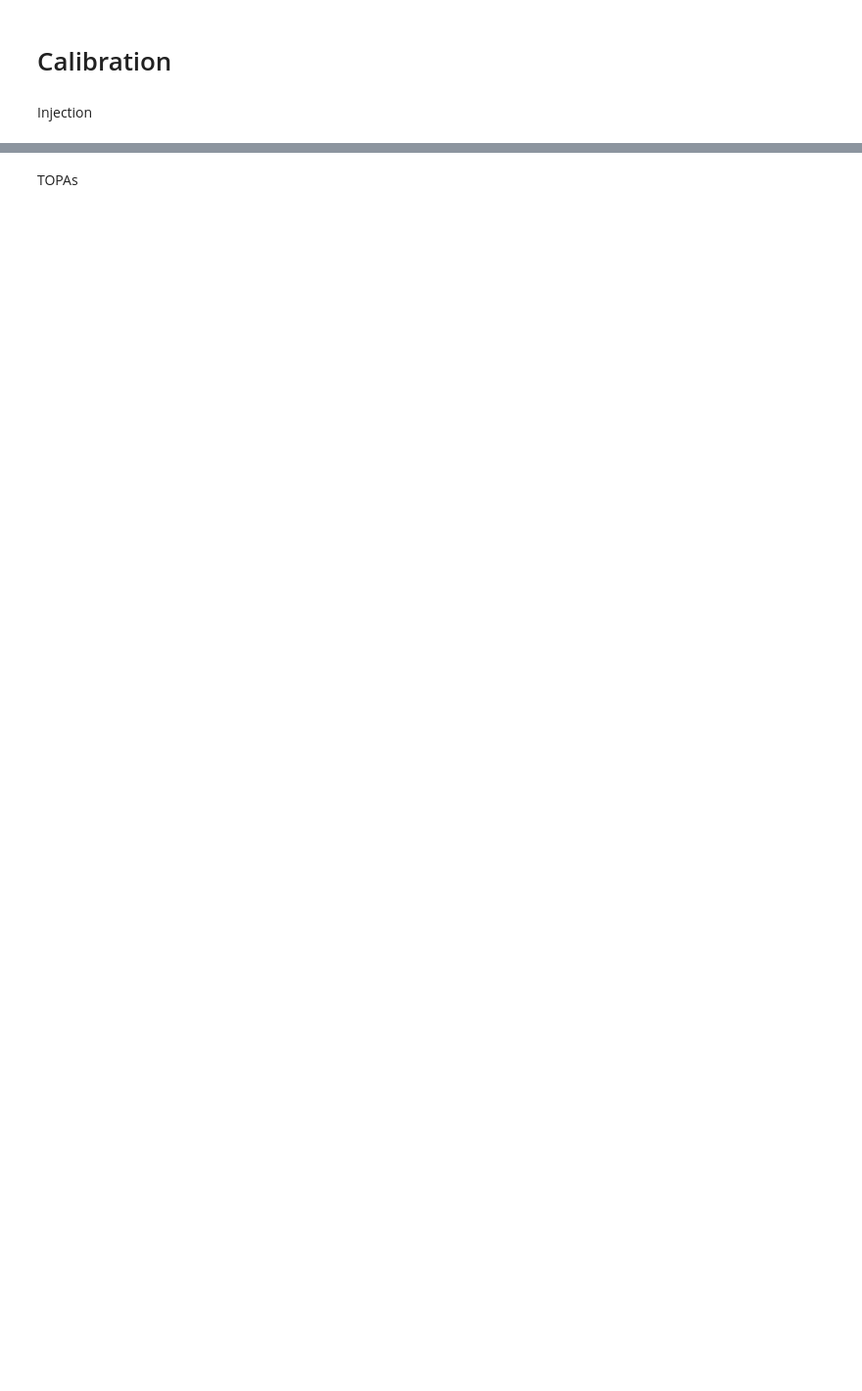
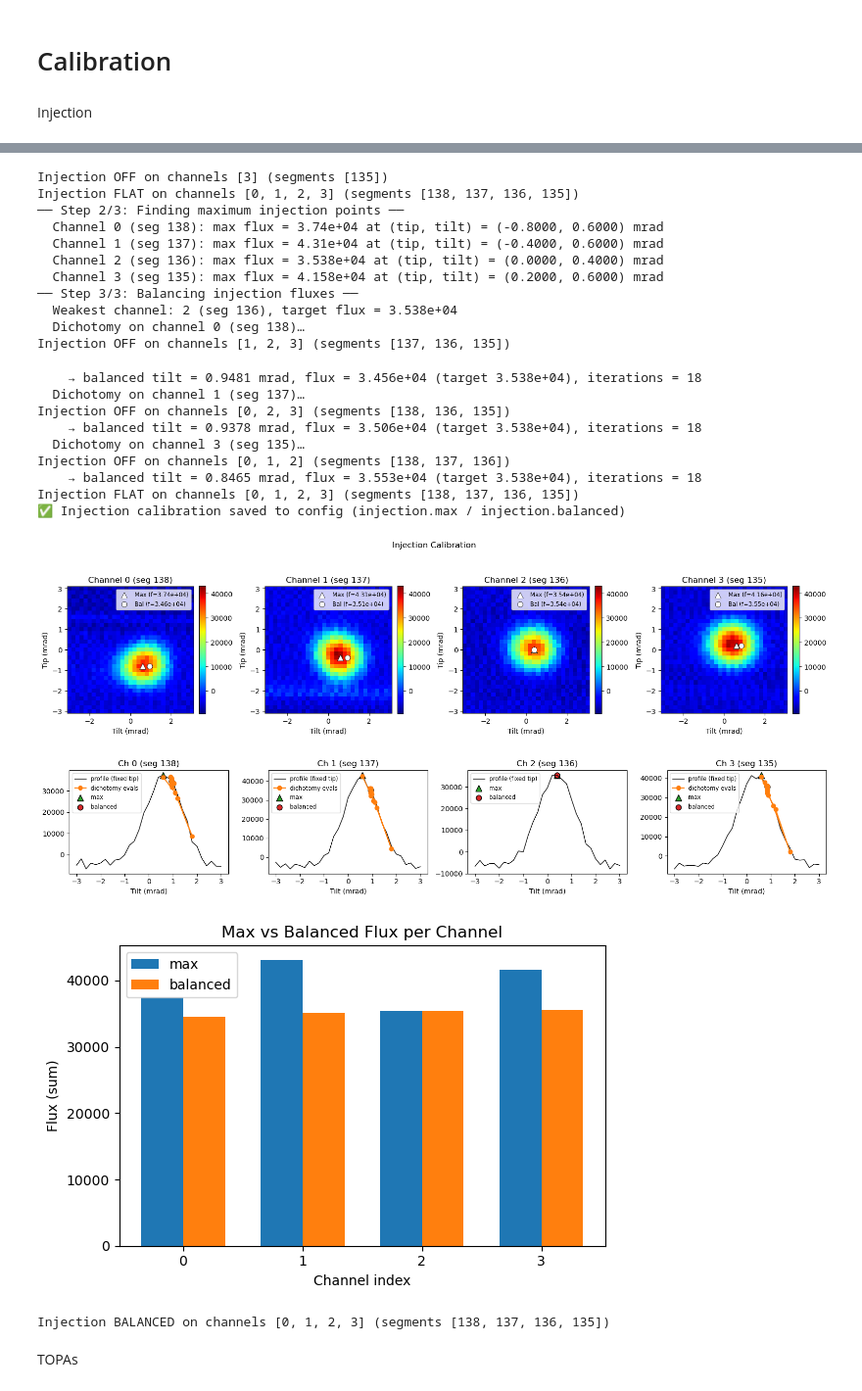
Before and after one commit to VForiel/PhD-Experiments, a Jupyter notebook: N4x4-T8_characterisation.ipynb, the cells around one changed output, grey strips where cells are left out. Shown at 98% size. Saved outputs shown, nothing was run; the diff lists cells and outputs as text; code cells hidden in the pictures; blank space fills up the shorter version.

```diff
--- a/N4x4-T8_characterisation.ipynb
+++ b/N4x4-T8_characterisation.ipynb
@@ -35,0 +41,11 @@ phobos.DM().balanced()
+# %%
+metadata = Injection().calibrate(plot=True, verbose=True, tilt_tol = 1e-5, avg_frames= 5)
+
+
+figs = metadata.get('figures', {})
+metadata['figure'].savefig(path / f"injection_maps.png")
+figs.get('dichotomy').savefig(path / f"injection_dichotomy.png")
+figs.get('comparison').savefig(path / f"injection_comparison.png")
+
+Injection().balanced()
+# %% [output]
@@ -36,2 +64,26 @@ phobos.DM().balanced()
+Injection OFF on channels [3] (segments [135])
+Injection FLAT on channels [0, 1, 2, 3] (segments [138, 137, 136, 135])
+── Step 2/3: Finding maximum injection points ──
+  Channel 0 (seg 138): max flux = 3.74e+04 at (tip, tilt) = (-0.8000, 0.6000) mrad
+  Channel 1 (seg 137): max flux = 4.31e+04 at (tip, tilt) = (-0.4000, 0.6000) mrad
+  Channel 2 (seg 136): max flux = 3.538e+04 at (tip, tilt) = (0.0000, 0.4000) mrad
+  Channel 3 (seg 135): max flux = 4.158e+04 at (tip, tilt) = (0.2000, 0.6000) mrad
+── Step 3/3: Balancing injection fluxes ──
+  Weakest channel: 2 (seg 136), target flux = 3.538e+04
+  Dichotomy on channel 0 (seg 138)…
+Injection OFF on channels [1, 2, 3] (segments [137, 136, 135])
+    → balanced tilt = 0.9481 mrad, flux = 3.456e+04 (target 3.538e+04), iterations = 18
+  Dichotomy on channel 1 (seg 137)…
+Injection OFF on channels [0, 2, 3] (segments [138, 136, 135])
+    → balanced tilt = 0.9378 mrad, flux = 3.506e+04 (target 3.538e+04), iterations = 18
+  Dichotomy on channel 3 (seg 135)…
+Injection OFF on channels [0, 1, 2] (segments [138, 137, 136])
+    → balanced tilt = 0.8465 mrad, flux = 3.553e+04 (target 3.538e+04), iterations = 18
+Injection FLAT on channels [0, 1, 2, 3] (segments [138, 137, 136, 135])
+✅ Injection calibration saved to config (injection.max / injection.balanced)
+[figure, added]
+[figure, added]
+[figure, added]
+Injection BALANCED on channels [0, 1, 2, 3] (segments [138, 137, 136, 135])
 # %% [markdown]
 TOPAs
```
Also changed, not shown: parts of 23 cells of this notebook, 5 other files.
